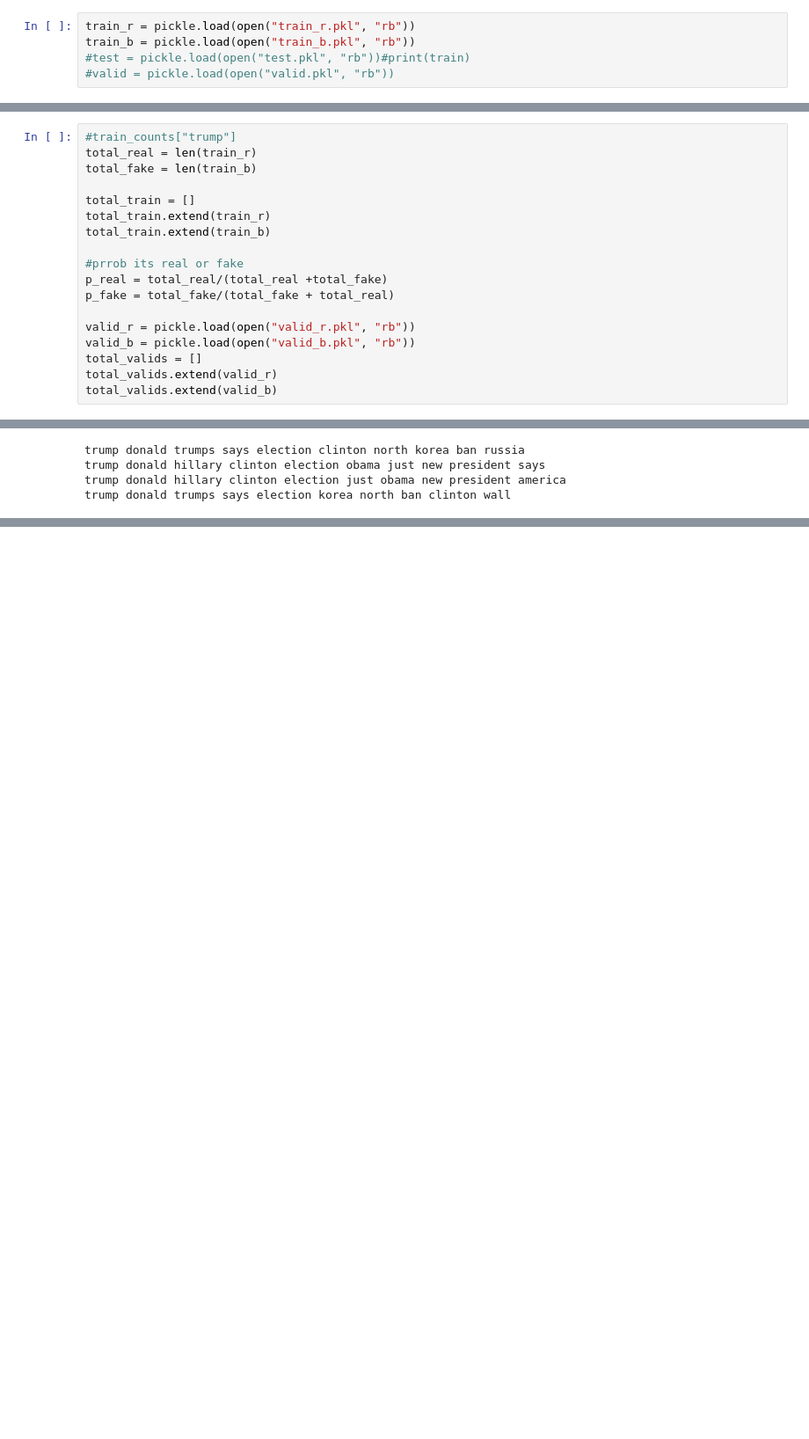
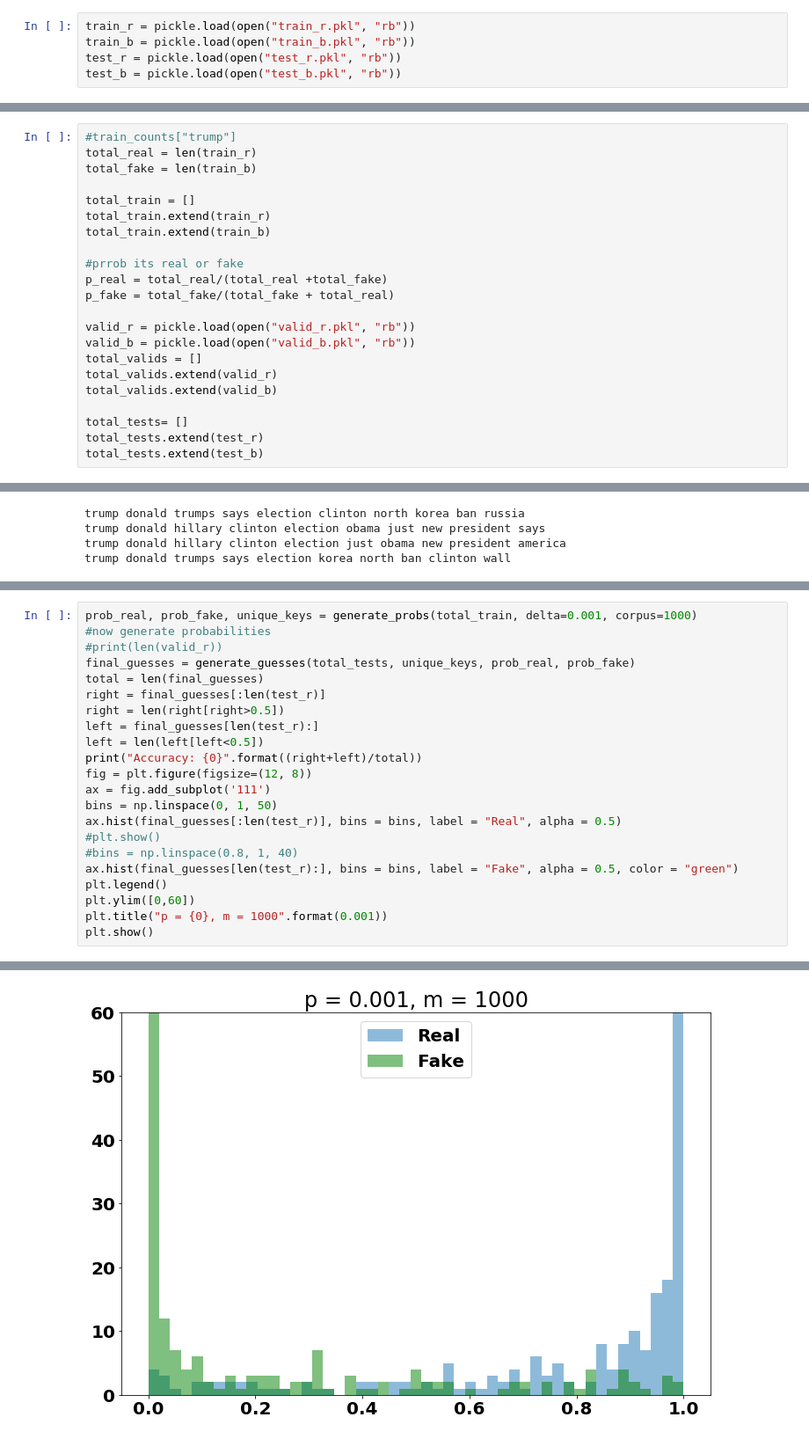
Before and after one commit to Naireen/CSC411, a Jupyter notebook: A3/NativeBayes.ipynb, the cells around one changed output, grey strips where cells are left out. Shown: that part at 88% size. Cells and saved outputs as stored; diff of their text form; blank space fills up the shorter version.

```diff
--- a/A3/NativeBayes.ipynb
+++ b/A3/NativeBayes.ipynb
@@ -98,8 +98,8 @@ def generate_probs(total_train, delta = 0.01, corpus= 10000):
 # %%
 train_r = pickle.load(open("train_r.pkl", "rb"))
 train_b = pickle.load(open("train_b.pkl", "rb"))
-#test = pickle.load(open("test.pkl", "rb"))#print(train)
-#valid = pickle.load(open("valid.pkl", "rb"))
+test_r = pickle.load(open("test_r.pkl", "rb"))
+test_b = pickle.load(open("test_b.pkl", "rb"))
 # %%
 #create features, which will be which words show up in each prase?
 #create dict  of keys to track how often the word occurs
@@ -148,3 +148,7 @@ valid_b = pickle.load(open("valid_b.pkl", "rb"))
 total_valids = []
 total_valids.extend(valid_r)
 total_valids.extend(valid_b)
+
+total_tests= []
+total_tests.extend(test_r)
+total_tests.extend(test_b)
@@ -372,0 +442,23 @@ trump donald trumps says election korea north ban clinton wall
+# %%
+prob_real, prob_fake, unique_keys = generate_probs(total_train, delta=0.001, corpus=1000)
+#now generate probabilities
+#print(len(valid_r))
+final_guesses = generate_guesses(total_tests, unique_keys, prob_real, prob_fake)
+total = len(final_guesses)
+right = final_guesses[:len(test_r)]
+right = len(right[right>0.5])
+left = final_guesses[len(test_r):]
+left = len(left[left<0.5])
+print("Accuracy: {0}".format((right+left)/total))
+fig = plt.figure(figsize=(12, 8))
+ax = fig.add_subplot('111')
+bins = np.linspace(0, 1, 50)
+ax.hist(final_guesses[:len(test_r)], bins = bins, label = "Real", alpha = 0.5)
+#plt.show()
+#bins = np.linspace(0.8, 1, 40)
+ax.hist(final_guesses[len(test_r):], bins = bins, label = "Fake", alpha = 0.5, color = "green")
+plt.legend()
+plt.ylim([0,60])
+plt.title("p = {0}, m = 1000".format(0.001))
+plt.show()
+# %% [output]
@@ -372,0 +470 @@ trump donald trumps says election korea north ban clinton wall
+[figure, added]
```
Also changed, not shown: parts of 5 cells of this notebook, 13 other files.
